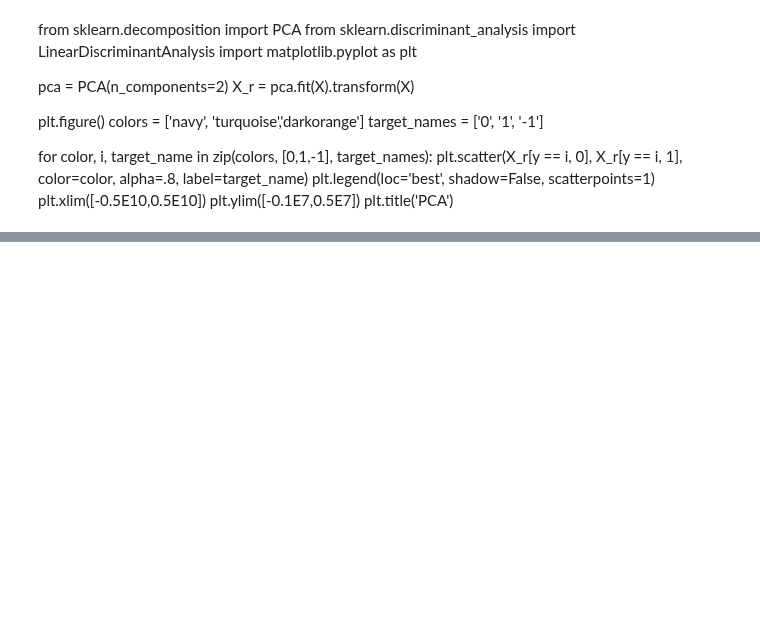
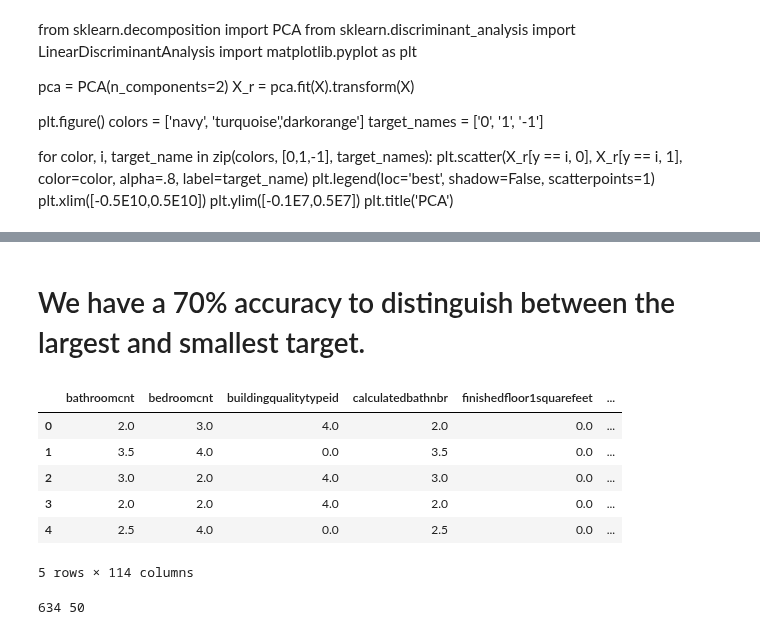
Before and after one commit to Rogue-Y/kaggle-zillow, a Jupyter notebook: Outlier analysis.ipynb, the cells around one changed output, grey strips where cells are left out. Cells and saved outputs as stored; diff of their text form; code cells hidden in the pictures; blank space fills up the shorter version.

```diff
--- a/Outlier analysis.ipynb
+++ b/Outlier analysis.ipynb
@@ -295,0 +297,10 @@ avg / total       0.99      0.98      0.98      1999
+# %% [markdown]
+# We have a 70% accuracy to distinguish between the largest and smallest target.
+# %%
+X_train['y'] = y_train
+X_train['absy'] = abs(y_train)
+X_test['y'] = y_test
+X_test['absy'] = abs(y_test)
+# %%
+X_train['label'] = 0
+X_train.loc[X_train['absy']>1,'label']=1
@@ -295,0 +310,10 @@ avg / total       0.99      0.98      0.98      1999
+# %%
+X_train.head()
+# %% [output]
+|  | bathroomcnt | bedroomcnt | buildingqualitytypeid | calculatedbathnbr | finishedfloor1squarefeet | ... |
+| 0 | 2.0 | 3.0 | 4.0 | 2.0 | 0.0 | ... |
+| 1 | 3.5 | 4.0 | 0.0 | 3.5 | 0.0 | ... |
+| 2 | 3.0 | 2.0 | 4.0 | 3.0 | 0.0 | ... |
+| 3 | 2.0 | 2.0 | 4.0 | 2.0 | 0.0 | ... |
+| 4 | 2.5 | 4.0 | 0.0 | 2.5 | 0.0 | ... |
+5 rows × 114 columns
@@ -295,0 +330,4 @@ avg / total       0.99      0.98      0.98      1999
+# %%
+print(len(X_train2), len(X_test2))
+# %% [output]
+634 50
```
Also changed, not shown: parts of 18 cells of this notebook.
